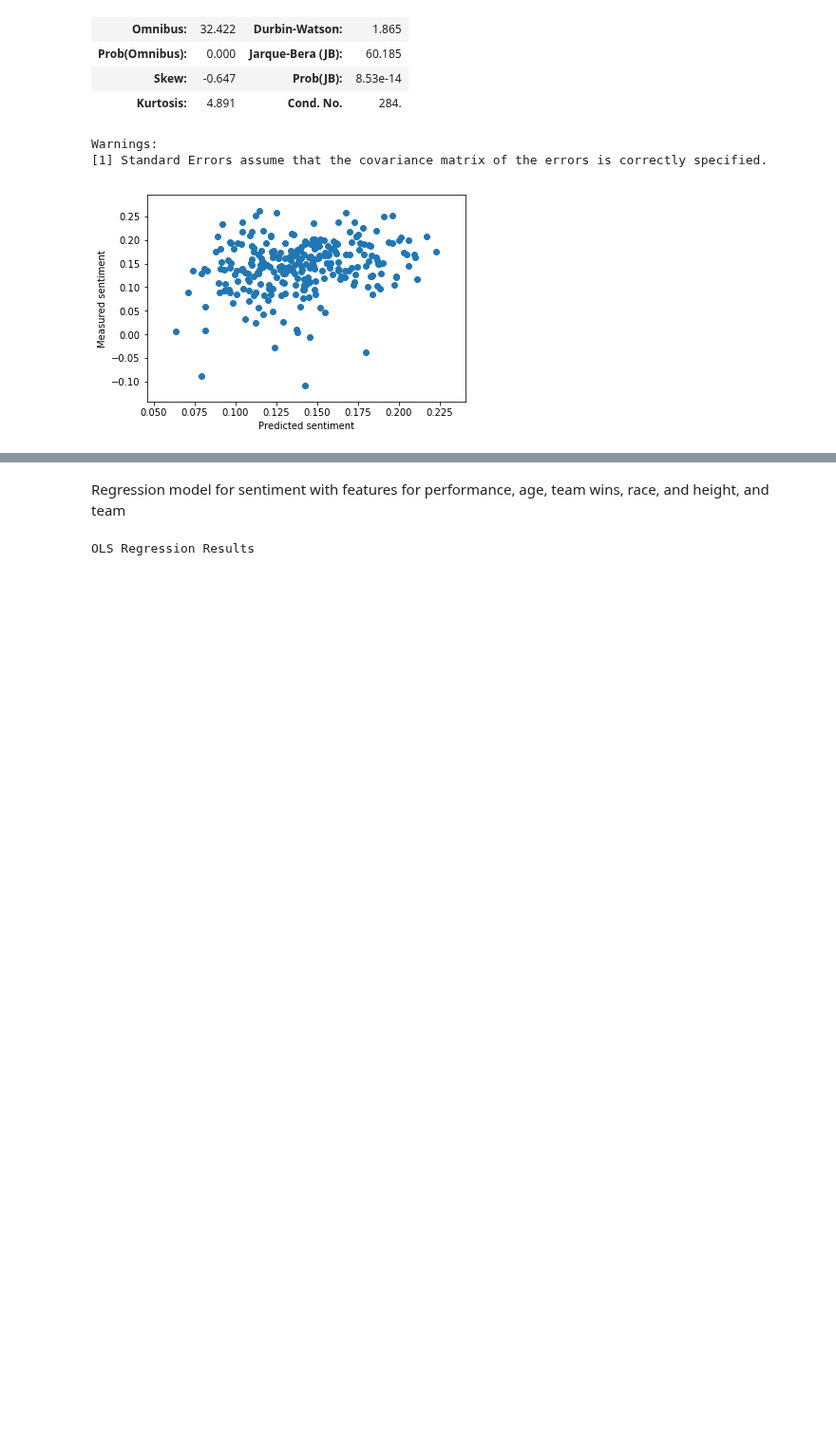
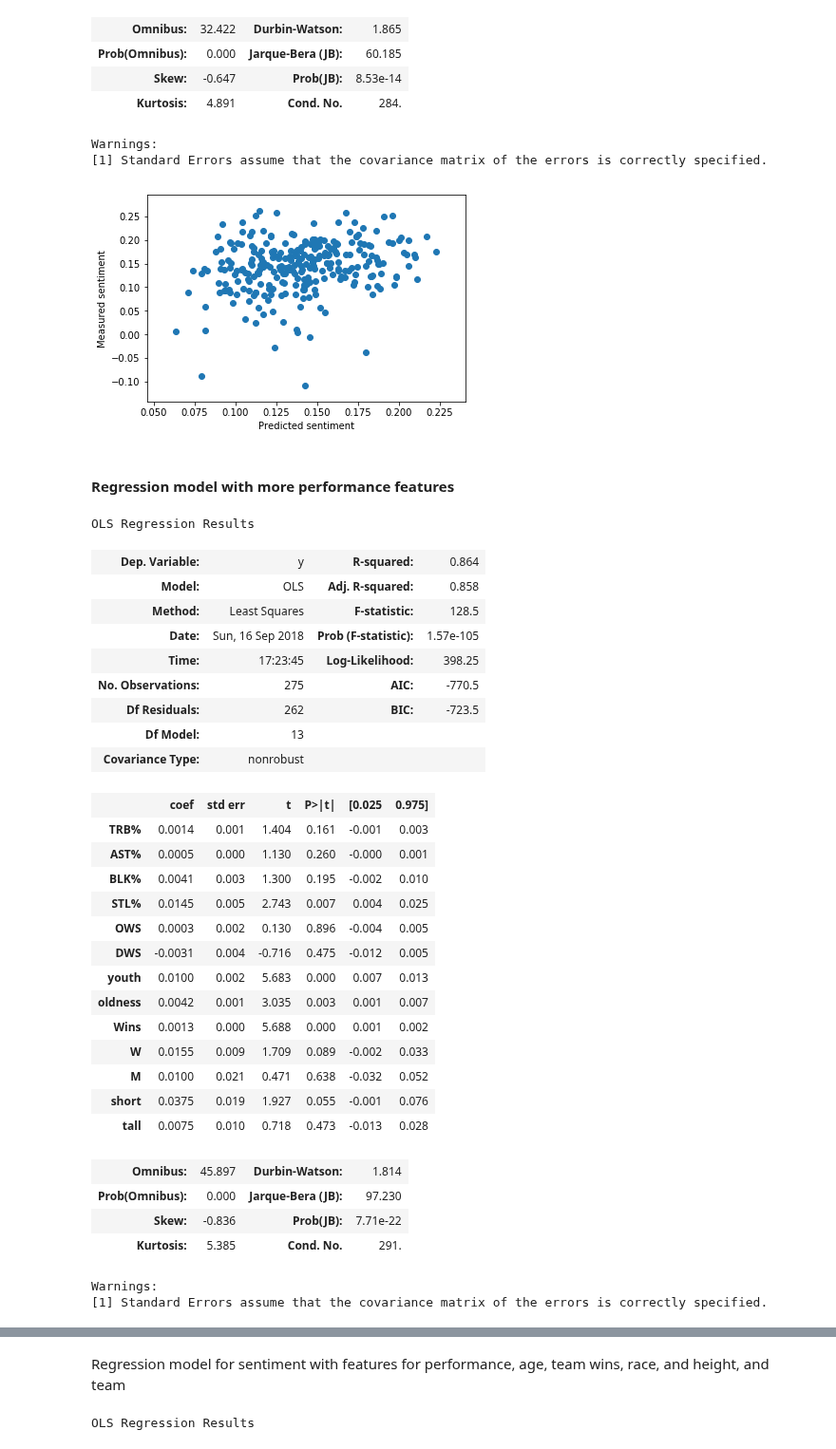
Before and after one commit to map222/trailofpapers, a Jupyter notebook: sentiment_nba/nba-sentiment.ipynb, the cells around one changed output, grey strips where cells are left out. Shown at 95% size. Cells and saved outputs as stored; diff of their text form; code cells hidden in the pictures; blank space fills up the shorter version.

```diff
--- a/sentiment_nba/nba-sentiment.ipynb
+++ b/sentiment_nba/nba-sentiment.ipynb
@@ -527,4 +569,45 @@ plt.xlabel('Predicted sentiment')
 plt.ylabel('Measured sentiment');
 # %% [output]
 [figure]
+# %% [markdown]
+#### Regression model with more performance features
+# %%
+import statsmodels.api as sm
+
+#
+fit_df = join_df.query('Race != "A" and Race != "R"')
+performance_model = sm.OLS( fit_df['compound_mean_mean'].values, fit_df[['TRB%', 'AST%','BLK%', 'STL%', 'OWS', 'DWS', 'youth', 'oldness', 'Wins', 'W', 'M', 'short', 'tall']] ).fit()
+# %%
+performance_model.summary()
+# %% [output]
+OLS Regression Results
+| Dep. Variable: | y | R-squared: | 0.864 |
+| Model: | OLS | Adj. R-squared: | 0.858 |
+| Method: | Least Squares | F-statistic: | 128.5 |
+| Date: | Sun, 16 Sep 2018 | Prob (F-statistic): | 1.57e-105 |
+| Time: | 17:23:45 | Log-Likelihood: | 398.25 |
+| No. Observations: | 275 | AIC: | -770.5 |
+| Df Residuals: | 262 | BIC: | -723.5 |
+| Df Model: | 13 |  |  |
+| Covariance Type: | nonrobust |  |  |
+|  | coef | std err | t | P>|t| | [0.025 | 0.975] |
+| TRB% | 0.0014 | 0.001 | 1.404 | 0.161 | -0.001 | 0.003 |
+| AST% | 0.0005 | 0.000 | 1.130 | 0.260 | -0.000 | 0.001 |
+| BLK% | 0.0041 | 0.003 | 1.300 | 0.195 | -0.002 | 0.010 |
+| STL% | 0.0145 | 0.005 | 2.743 | 0.007 | 0.004 | 0.025 |
+| OWS | 0.0003 | 0.002 | 0.130 | 0.896 | -0.004 | 0.005 |
+| DWS | -0.0031 | 0.004 | -0.716 | 0.475 | -0.012 | 0.005 |
+| youth | 0.0100 | 0.002 | 5.683 | 0.000 | 0.007 | 0.013 |
+| oldness | 0.0042 | 0.001 | 3.035 | 0.003 | 0.001 | 0.007 |
+| Wins | 0.0013 | 0.000 | 5.688 | 0.000 | 0.001 | 0.002 |
+| W | 0.0155 | 0.009 | 1.709 | 0.089 | -0.002 | 0.033 |
+| M | 0.0100 | 0.021 | 0.471 | 0.638 | -0.032 | 0.052 |
+| short | 0.0375 | 0.019 | 1.927 | 0.055 | -0.001 | 0.076 |
+| tall | 0.0075 | 0.010 | 0.718 | 0.473 | -0.013 | 0.028 |
+| Omnibus: | 45.897 | Durbin-Watson: | 1.814 |
+| Prob(Omnibus): | 0.000 | Jarque-Bera (JB): | 97.230 |
+| Skew: | -0.836 | Prob(JB): | 7.71e-22 |
+| Kurtosis: | 5.385 | Cond. No. | 291. |
+Warnings:
+[1] Standard Errors assume that the covariance matrix of the errors is correctly specified.
 # %% [markdown]
```
Also changed, not shown: parts of 17 cells of this notebook.
